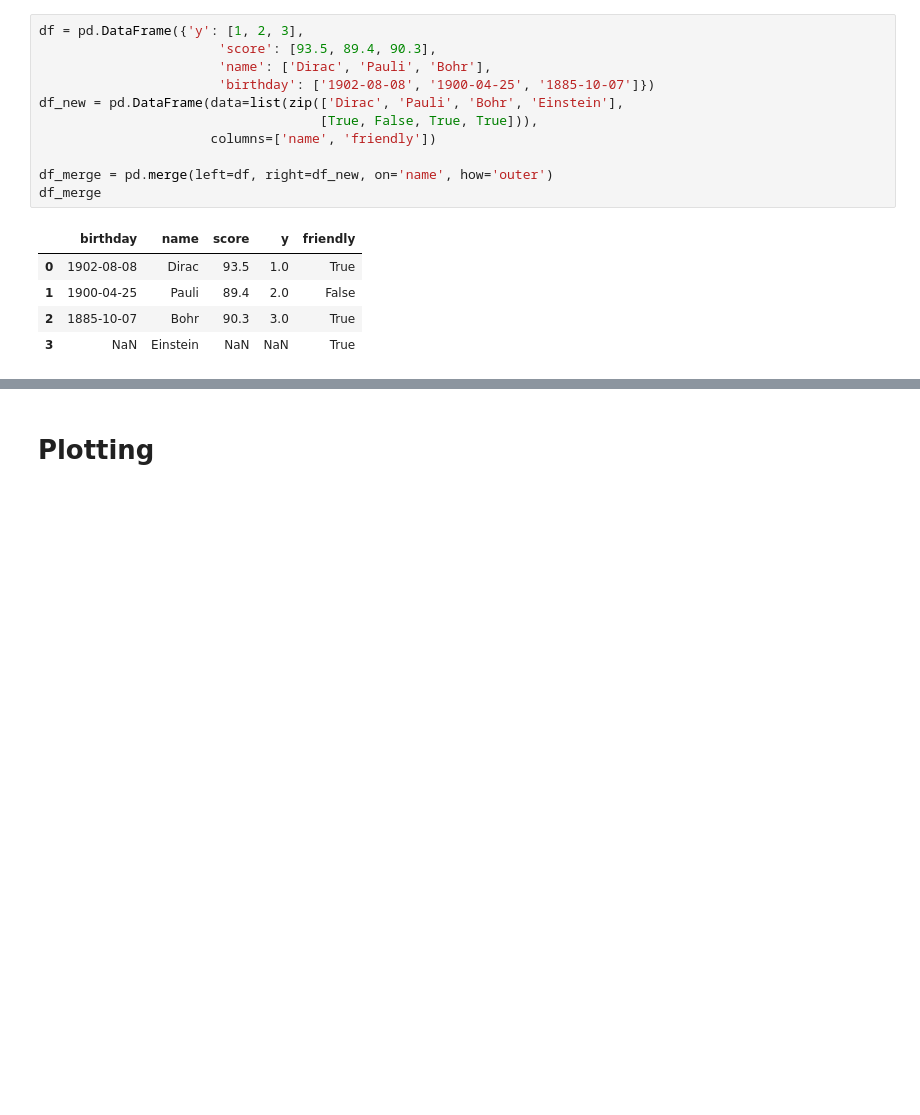
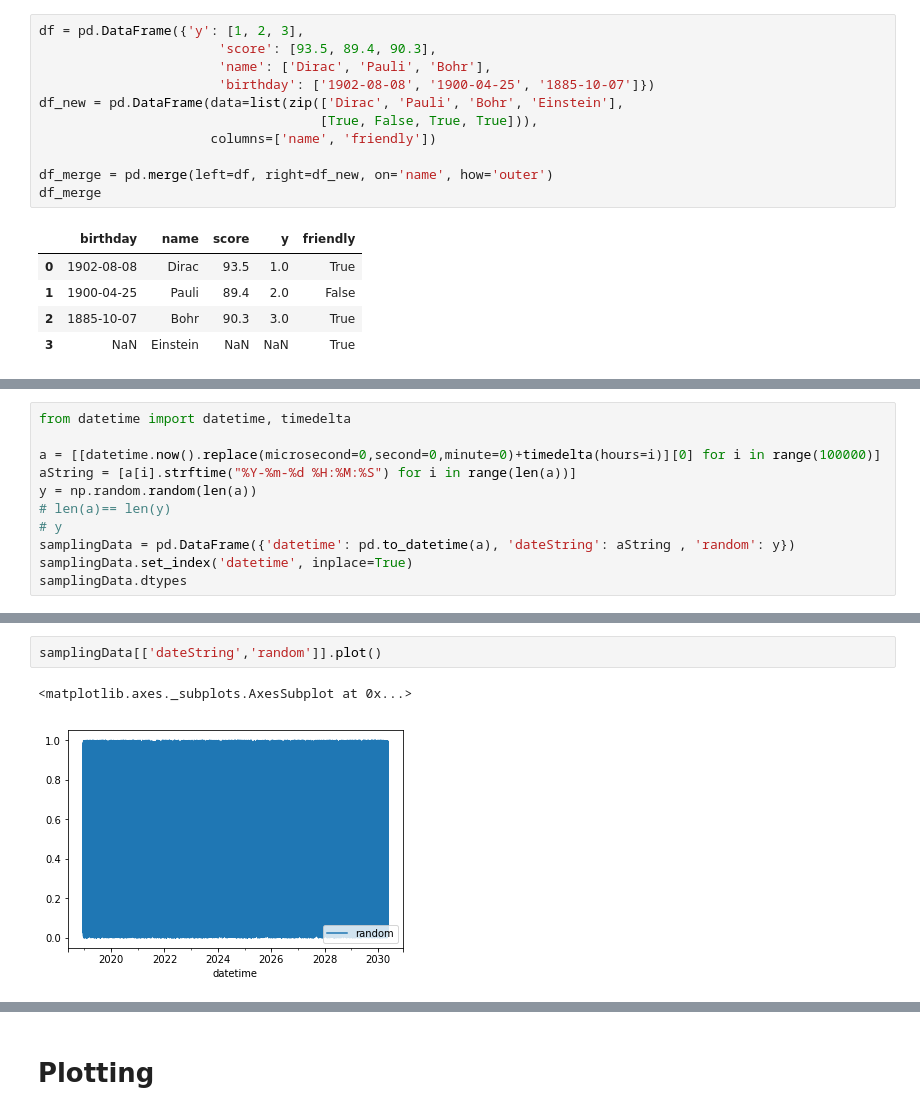
Before and after one commit to dataScientist11/panda-snippets, a Jupyter notebook: DataAnalysis2Memorize.ipynb, the cells around one changed output, grey strips where cells are left out. Cells and saved outputs as stored; diff of their text form; blank space fills up the shorter version.

```diff
--- a/DataAnalysis2Memorize.ipynb
+++ b/DataAnalysis2Memorize.ipynb
@@ -142,0 +480,11 @@ df_merge
+# %%
+from datetime import datetime, timedelta
+
+a = [[datetime.now().replace(microsecond=0,second=0,minute=0)+timedelta(hours=i)][0] for i in range(100000)]
+aString = [a[i].strftime("%Y-%m-%d %H:%M:%S") for i in range(len(a))]
+y = np.random.random(len(a))
+# len(a)== len(y)
+# y
+samplingData = pd.DataFrame({'datetime': pd.to_datetime(a), 'dateString': aString , 'random': y})
+samplingData.set_index('datetime', inplace=True)
+samplingData.dtypes
@@ -142,0 +497,5 @@ df_merge
+# %%
+samplingData[['dateString','random']].plot()
+# %% [output]
+<matplotlib.axes._subplots.AxesSubplot at 0x...>
+[figure, added]
```
Also changed, not shown: parts of 55 cells of this notebook, 4 other files.
